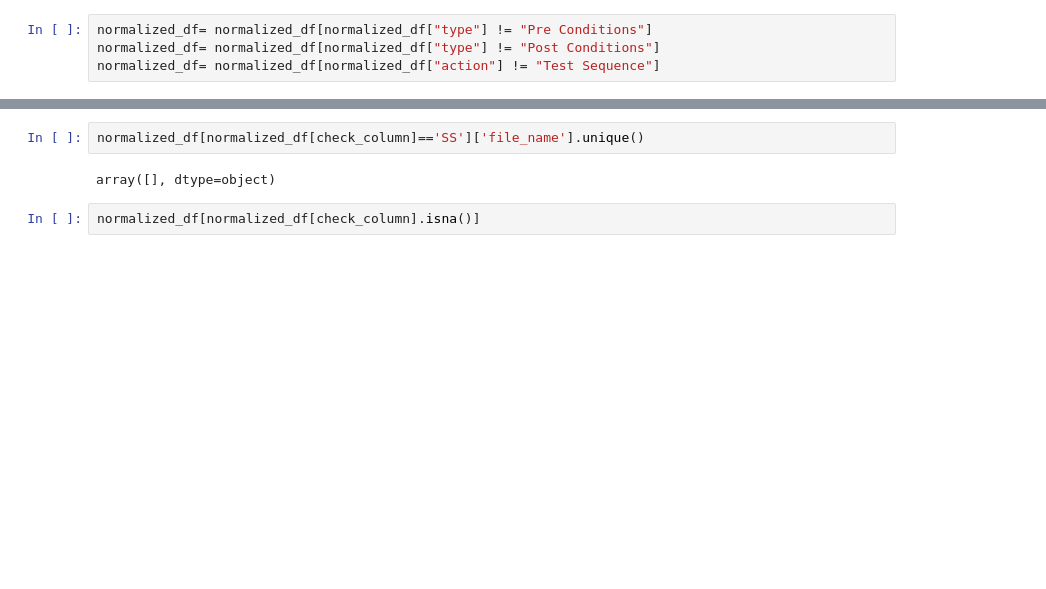
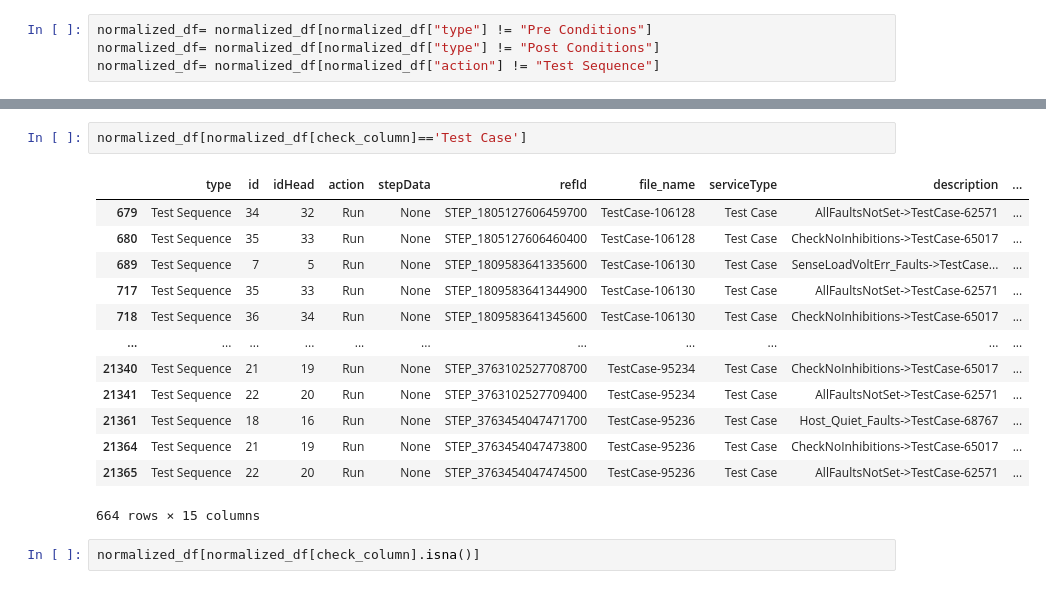
Before and after one commit to Koushik-Ambadi/llm-finetuning, a Jupyter notebook: jupyterNotebooks/data_prep.ipynb, the cells around one changed output, grey strips where cells are left out. Cells and saved outputs as stored; diff of their text form; blank space fills up the shorter version.

```diff
--- a/jupyterNotebooks/data_prep.ipynb
+++ b/jupyterNotebooks/data_prep.ipynb
@@ -156,7 +151,19 @@ Name: count, Length: 259, dtype: int64
 # %%
-normalized_df[normalized_df[check_column]=='SS']['file_name'].unique()
+normalized_df[normalized_df[check_column]=='Test Case']
 # %% [output]
+|  | type | id | idHead | action | stepData | refId | file_name | serviceType | description | ... |
+| 679 | Test Sequence | 34 | 32 | Run | None | STEP_1805127606459700 | TestCase-106128 | Test Case | AllFaultsNotSet->TestCase-62571 | ... |
+| 680 | Test Sequence | 35 | 33 | Run | None | STEP_1805127606460400 | TestCase-106128 | Test Case | CheckNoInhibitions->TestCase-65017 | ... |
+| 689 | Test Sequence | 7 | 5 | Run | None | STEP_1809583641335600 | TestCase-106130 | Test Case | SenseLoadVoltErr_Faults->TestCase... | ... |
+| 717 | Test Sequence | 35 | 33 | Run | None | STEP_1809583641344900 | TestCase-106130 | Test Case | AllFaultsNotSet->TestCase-62571 | ... |
+| 718 | Test Sequence | 36 | 34 | Run | None | STEP_1809583641345600 | TestCase-106130 | Test Case | CheckNoInhibitions->TestCase-65017 | ... |
+| ... | ... | ... | ... | ... | ... | ... | ... | ... | ... | ... |
+| 21340 | Test Sequence | 21 | 19 | Run | None | STEP_3763102527708700 | TestCase-95234 | Test Case | CheckNoInhibitions->TestCase-65017 | ... |
+| 21341 | Test Sequence | 22 | 20 | Run | None | STEP_3763102527709400 | TestCase-95234 | Test Case | AllFaultsNotSet->TestCase-62571 | ... |
+| 21361 | Test Sequence | 18 | 16 | Run | None | STEP_3763454047471700 | TestCase-95236 | Test Case | Host_Quiet_Faults->TestCase-68767 | ... |
+| 21364 | Test Sequence | 21 | 19 | Run | None | STEP_3763454047473800 | TestCase-95236 | Test Case | CheckNoInhibitions->TestCase-65017 | ... |
+| 21365 | Test Sequence | 22 | 20 | Run | None | STEP_3763454047474500 | TestCase-95236 | Test Case | AllFaultsNotSet->TestCase-62571 | ... |
-array([], dtype=object)
+664 rows × 15 columns
 # %%
 normalized_df[normalized_df[check_column].isna()]
 # %% [output]
```
Also changed, not shown: parts of 8 cells of this notebook, 8 other files.
